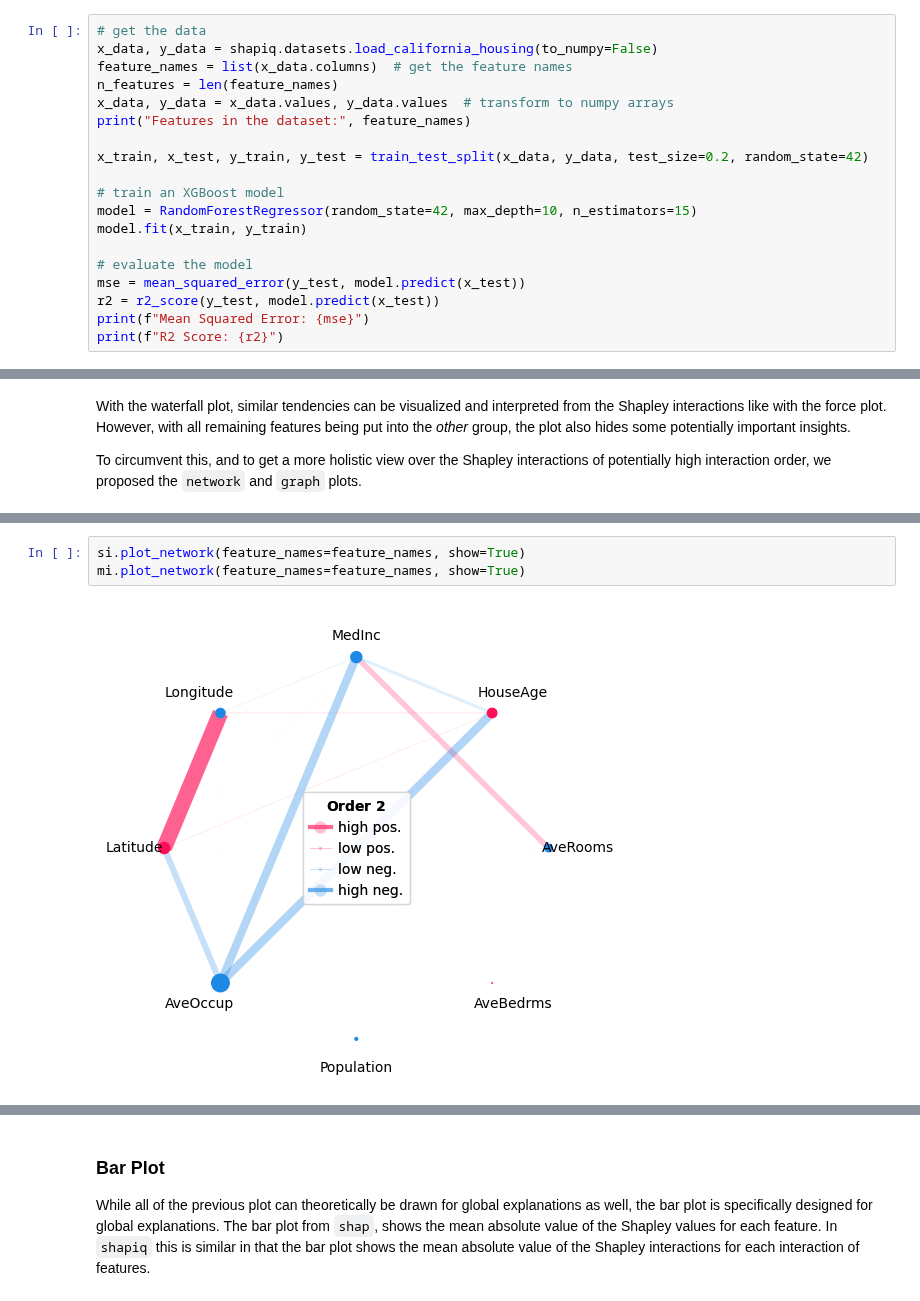
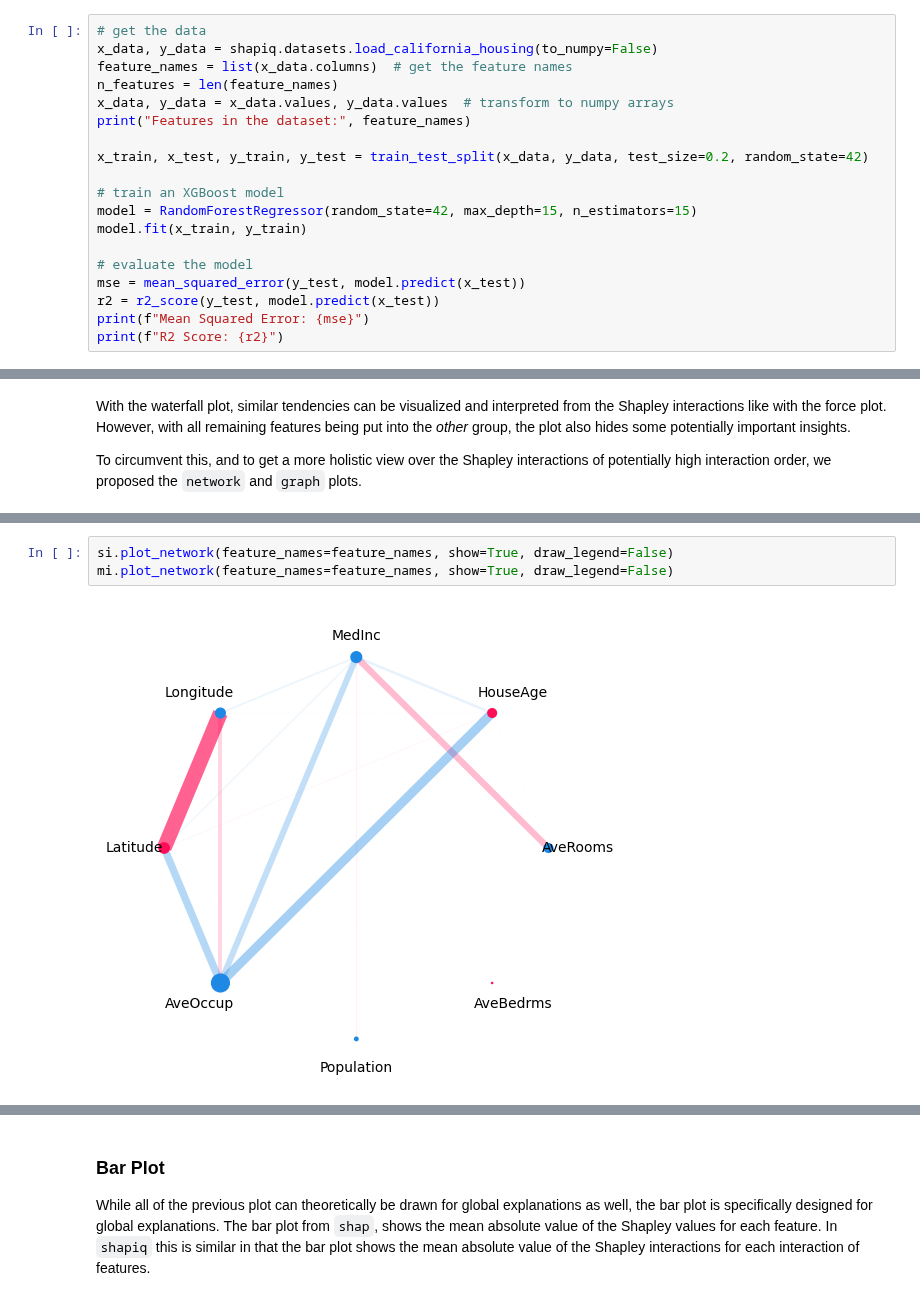
Before and after one commit to FabianK-Dev/shapiq, a Jupyter notebook: docs/source/notebooks/visualizing_shapley_interactions.ipynb, the cells around one changed output, grey strips where cells are left out. Saved outputs shown, nothing was run; the diff lists cells and outputs as text.

```diff
--- a/docs/source/notebooks/visualizing_shapley_interactions.ipynb
+++ b/docs/source/notebooks/visualizing_shapley_interactions.ipynb
@@ -32,7 +32,7 @@ print("Features in the dataset:", feature_names)
 x_train, x_test, y_train, y_test = train_test_split(x_data, y_data, test_size=0.2, random_state=42)
 
 # train an XGBoost model
-model = RandomForestRegressor(random_state=42, max_depth=10, n_estimators=15)
+model = RandomForestRegressor(random_state=42, max_depth=15, n_estimators=15)
 model.fit(x_train, y_train)
 
 # evaluate the model
@@ -147,5 +156,5 @@ The network plot visualizes all first- and second-order interactions of computed
 # %%
-si.plot_network(feature_names=feature_names, show=True)
-mi.plot_network(feature_names=feature_names, show=True)
+si.plot_network(feature_names=feature_names, show=True, draw_legend=False)
+mi.plot_network(feature_names=feature_names, show=True, draw_legend=False)
 # %% [output]
-[figure, old version]
+[figure, new version]
```
Also changed, not shown: parts of 20 cells of this notebook, 5 other files.
